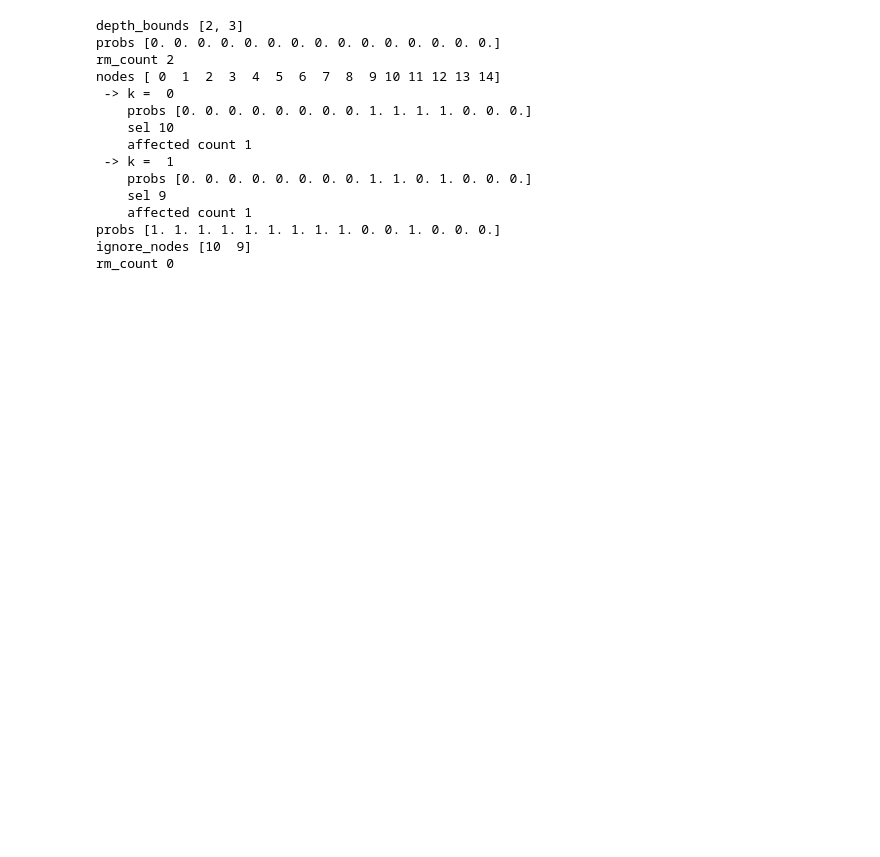
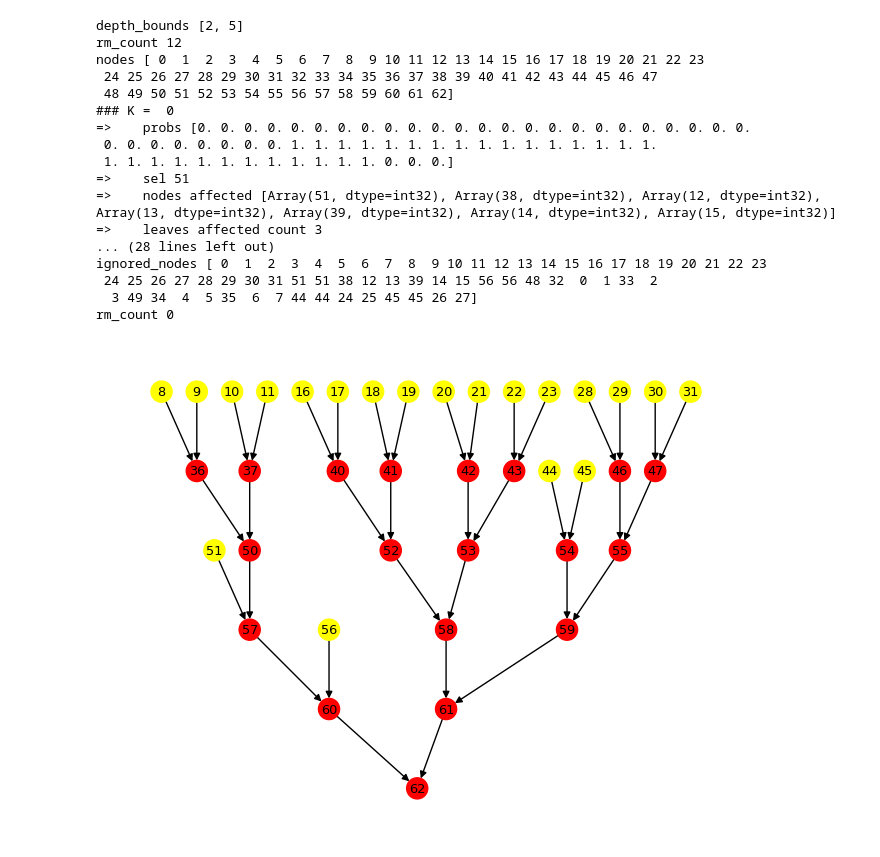
Before and after one commit to ramithuh/differentiable-trees, a Jupyter notebook: feature-testing/general_tree_gen.ipynb, the cells around one changed output. Drawn from its saved outputs; the diff is of its cells as text; code cells hidden in the pictures; blank space fills up the shorter version.

Commit message:
working general trees

```diff
--- a/feature-testing/general_tree_gen.ipynb
+++ b/feature-testing/general_tree_gen.ipynb
@@ -22,30 +25,28 @@ from modules.vis_utils import *
 # %%
 def update_probability(
         depth_bounds : List[int],
-        ignore_nodes : Array,
+        ignored_nodes : Array,
         curr_prob_vector : Array
     ) -> Array:
     """Updates the probability array based on two things. 1) The depth bounds and 2) The mask
 
     Args:
         depth_bounds: list of depth bounds (upper and lower)
-        ignore_nodes : list of nodes to be ignored (probabilities will be made zero)
+        ignored_nodes : list of nodes already removed or ignored (probabilities will be made zero)
         curr_prob_vector: current probabilities of the nodes in the tree
 
     Returns:
         updated probability vector
     """
-    total_depth = depth_bounds[1] # max depth of the perfect binary tree
+    depth_u_bound = depth_bounds[1] # max depth of the perfect binary tree
 
-    u_bound = get_max_node_id_for_depth(depth_bounds[0], total_depth)
-    l_bound = get_max_node_id_for_depth(depth_bounds[0]+1, total_depth)
+    u_bound = get_max_node_id_for_depth(depth_bounds[0], depth_u_bound)
+    l_bound = get_max_node_id_for_depth(depth_bounds[0]+1, depth_u_bound)
 
-    # curr_prob_vector = curr_prob_vector.at[u_bound:].set(0) # probability of selecting ancestors higher than this node is zero!
-    # curr_prob_vector = curr_prob_vector.at[:l_bound].set(0) # leaves as it is cannot be selected to chop off (TODO : Redundant?)
-    curr_prob_vector = curr_prob_vector.at[l_bound:u_bound].set(1)
+    curr_prob_vector = curr_prob_vector.at[0:u_bound].set(1)
 
-    if(ignore_nodes.shape[0] > 0): # There are some nodes that we need to remove from selecting
-        curr_prob_vector = curr_prob_vector.at[ignore_nodes].set(0)
+    if(ignored_nodes.shape[0] > 0): # There are some nodes that we need to remove from selecting
+        curr_prob_vector = curr_prob_vector.at[ignored_nodes].set(0)
 
     return curr_prob_vector
 # %%
@@ -156,7 +164,9 @@ def update_probability(
         # iteratively chop certain children off of nodes to obtain the desired number of leaves
         # while chopping, remove the corresponding downstream branches from the tree
 # %%
-l = 6
+l = 20
+
+
 
 metadata = {
     'n_all' : 2*l-1,
@@ -168,22 +178,41 @@ metadata = {
 }
 # %%
 # out = generate_general_groundtruth(metadata, True, 42)
-# %%
-adj, ignore_nodes = generate_general_groundtruth(metadata, False, 2)
-# %% [output]
-depth_bounds [2, 3]
-probs [0. 0. 0. 0. 0. 0. 0. 0. 0. 0. 0. 0. 0. 0. 0.]
-rm_count 2
-nodes [ 0  1  2  3  4  5  6  7  8  9 10 11 12 13 14]
- -> k =  0
-    probs [0. 0. 0. 0. 0. 0. 0. 0. 1. 1. 1. 1. 0. 0. 0.]
-    sel 10
-    affected count 1
- -> k =  1
-    probs [0. 0. 0. 0. 0. 0. 0. 0. 1. 1. 0. 1. 0. 0. 0.]
-    sel 9
-    affected count 1
-probs [1. 1. 1. 1. 1. 1. 1. 1. 1. 0. 0. 1. 0. 0. 0.]
-ignore_nodes [10  9]
-rm_count 0
+# %%
+adj = generate_general_groundtruth(metadata, False, 12)
+
+orphans = jnp.where(adj.sum(axis = 1) == 0)[0]
+
+label_names = {}
+
+for i in range(0, adj.shape[0]):
+
+    if i in orphans:
+        continue
+
+    label_names[i] = str(i)
+
+temp_adj = adj.at[-1,-1].set(0)
+leaf_ids = find_children_ids(temp_adj, temp_adj.shape[0] - 1)
+
+show_graph_with_labels(adj, l, [label_names, leaf_ids], True)
+# %% [output]
+depth_bounds [2, 5]
+rm_count 12
+nodes [ 0  1  2  3  4  5  6  7  8  9 10 11 12 13 14 15 16 17 18 19 20 21 22 23
+ 24 25 26 27 28 29 30 31 32 33 34 35 36 37 38 39 40 41 42 43 44 45 46 47
+ 48 49 50 51 52 53 54 55 56 57 58 59 60 61 62]
+### K =  0
+=>    probs [0. 0. 0. 0. 0. 0. 0. 0. 0. 0. 0. 0. 0. 0. 0. 0. 0. 0. 0. 0. 0. 0. 0. 0.
+ 0. 0. 0. 0. 0. 0. 0. 0. 1. 1. 1. 1. 1. 1. 1. 1. 1. 1. 1. 1. 1. 1. 1. 1.
+ 1. 1. 1. 1. 1. 1. 1. 1. 1. 1. 1. 1. 0. 0. 0.]
+=>    sel 51
+=>    nodes affected [Array(51, dtype=int32), Array(38, dtype=int32), Array(12, dtype=int32), Array(13, dtype=int32), Array(39, dtype=int32), Array(14, dtype=int32), Array(15, dtype=int32)]
+=>    leaves affected count 3
+... (28 lines left out)
+ignored_nodes [ 0  1  2  3  4  5  6  7  8  9 10 11 12 13 14 15 16 17 18 19 20 21 22 23
+ 24 25 26 27 28 29 30 31 51 51 38 12 13 39 14 15 56 56 48 32  0  1 33  2
+  3 49 34  4  5 35  6  7 44 44 24 25 45 45 26 27]
+rm_count 0
+[figure, added]
 # %%
```
Also changed, not shown: parts of 6 cells of this notebook, 2 other files.
